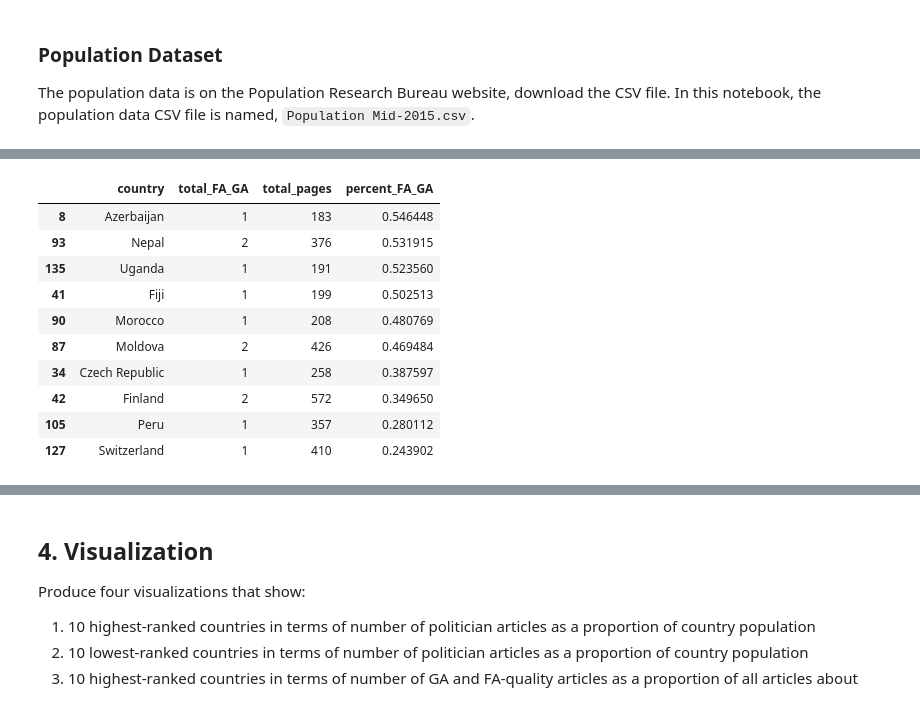
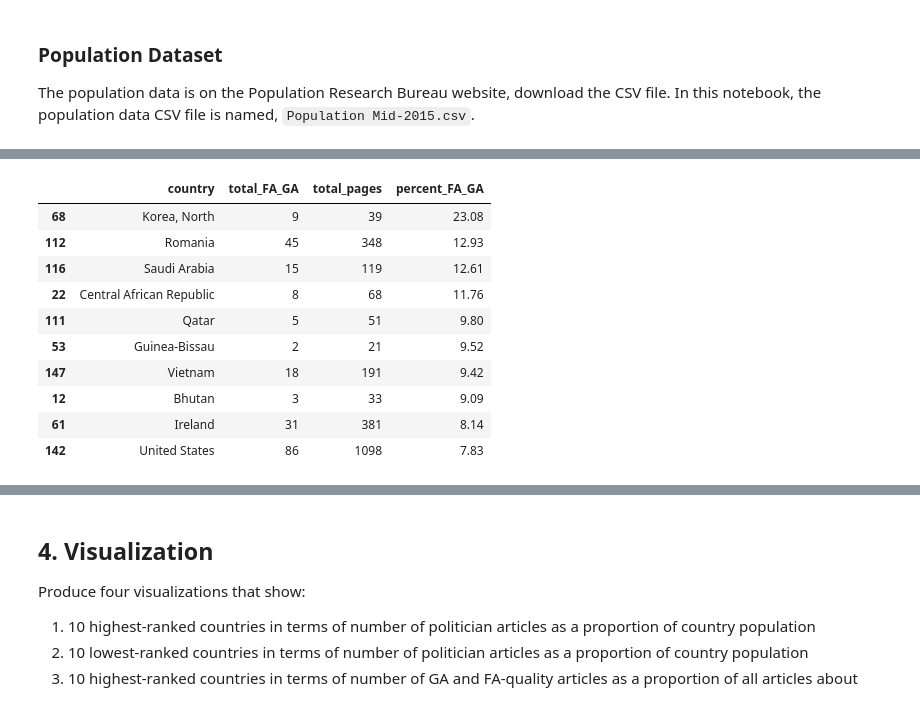
Before and after one commit to orbitse/data-512-a2, a Jupyter notebook: hcds-a2-bias.ipynb, the cells around one changed output, grey strips where cells are left out. Saved outputs shown, nothing was run; the diff lists cells and outputs as text; code cells hidden in the pictures.

```diff
--- a/hcds-a2-bias.ipynb
+++ b/hcds-a2-bias.ipynb
@@ -74,12 +139,37 @@ The population data is on the Population Research Bureau website, download the C
 # %%
 """
 The code in this cell reads in the country population data from
-the file population_mid-2015.csv.
-When you just read population_mid-2015.csv, the title becomes
-a single column, to set the second row as the header, header=1.
+    the file population_mid-2015.csv and does some processing.
+
+When you read population_mid-2015.csv without any parameters
+    like the page_data.csv file above, the title becomes a
+    single column. So, to get 6 columns instead of 1, set the
+    second row (index 1) as the header with parameter: header=1.
+
+    The original data in population_mid-2015.csv looks like this:
+        RangeIndex: 210 entries, 0 to 209
+        Data columns (total 6 columns):
+            Location         210 non-null object
+            Location Type    210 non-null object
+            TimeFrame        210 non-null object
+            Data Type        210 non-null object
+            Data             210 non-null int64
+            Footnotes        0 non-null float64
 """
 
-pop_data = pd.read_csv("population_mid-2015.csv", skiprows=0,
+pop_data = pd.read_csv("population_mid-2015.csv", #skiprows=0,
                        header=1, sep=",", thousands=",")
+
+# Only drop unneeded columns if they are in pop_data DF
+if len(pop_data.columns) > 2:
+    pop_data.drop(["Location Type", "TimeFrame",
+                   "Data Type", "Footnotes"], axis=1, inplace=True)
+else:
+    pass
+
+# Rename columns to standardize names for future merging
+pop_data.rename(columns={"Location" : "country",
+                         "Data" : "population"}, inplace=True)
+
 pop_data.head()
 # %% [output]
@@ -326,38 +454,44 @@ prop_df.head(10)
 # %%
 # number of GA and FA-quality articles as a proportion of all articles from country
+
+# Gets all the articles rated "FA" or "GA"
 fa_ga = combine_df[(combine_df["article_quality"]=="FA") | (combine_df["article_quality"]=="GA")]
 
+# Adds up all the FA & GA articles for each country
 total_fa_ga = fa_ga[["country",
                      "article_quality"]].groupby("country",
                                                  as_index=False).count()
 
+# Adds up all the articles for each country regardless of quality rating
 total_articles = combine_df[["country",
                              "article_quality"]].groupby("country",
                                                          as_index=False).count()
 
+# Merge total_fa_ga and total_articles on country values
 art_type_df = total_fa_ga.merge(total_articles, on="country")
 
 art_type_df.rename(columns={"article_quality_x" : "total_FA_GA",
                             "article_quality_y" : "total_pages"},
                    inplace=True)
 
-art_type_df["percent_FA_GA"] = art_type_df["total_FA_GA"]/art_type_df["total_pages"].astype(float)*100
+art_type_df["percent_FA_GA"] = round(art_type_df["total_FA_GA"]/art_type_df["total_pages"].astype(float)*100, 2)
 
 sort_prop_type_df = art_type_df.sort_values(["percent_FA_GA"],
                                             axis=0,
                                             ascending=False,
                                             inplace=False,
                                             kind='quicksort')
+# The 10 countries with the highest percentage of high quality articles
 sort_prop_type_df.head(10)
 # %% [output]
 |  | country | total_FA_GA | total_pages | percent_FA_GA |
-| 8 | Azerbaijan | 1 | 183 | 0.546448 |
-| 93 | Nepal | 2 | 376 | 0.531915 |
-| 135 | Uganda | 1 | 191 | 0.523560 |
-| 41 | Fiji | 1 | 199 | 0.502513 |
-| 90 | Morocco | 1 | 208 | 0.480769 |
-| 87 | Moldova | 2 | 426 | 0.469484 |
-| 34 | Czech Republic | 1 | 258 | 0.387597 |
-| 42 | Finland | 2 | 572 | 0.349650 |
-| 105 | Peru | 1 | 357 | 0.280112 |
-| 127 | Switzerland | 1 | 410 | 0.243902 |
+| 68 | Korea, North | 9 | 39 | 23.08 |
+| 112 | Romania | 45 | 348 | 12.93 |
+| 116 | Saudi Arabia | 15 | 119 | 12.61 |
+| 22 | Central African Republic | 8 | 68 | 11.76 |
+| 111 | Qatar | 5 | 51 | 9.80 |
+| 53 | Guinea-Bissau | 2 | 21 | 9.52 |
+| 147 | Vietnam | 18 | 191 | 9.42 |
+| 12 | Bhutan | 3 | 33 | 9.09 |
+| 61 | Ireland | 31 | 381 | 8.14 |
+| 142 | United States | 86 | 1098 | 7.83 |
```
Also changed, not shown: parts of 23 cells of this notebook.
